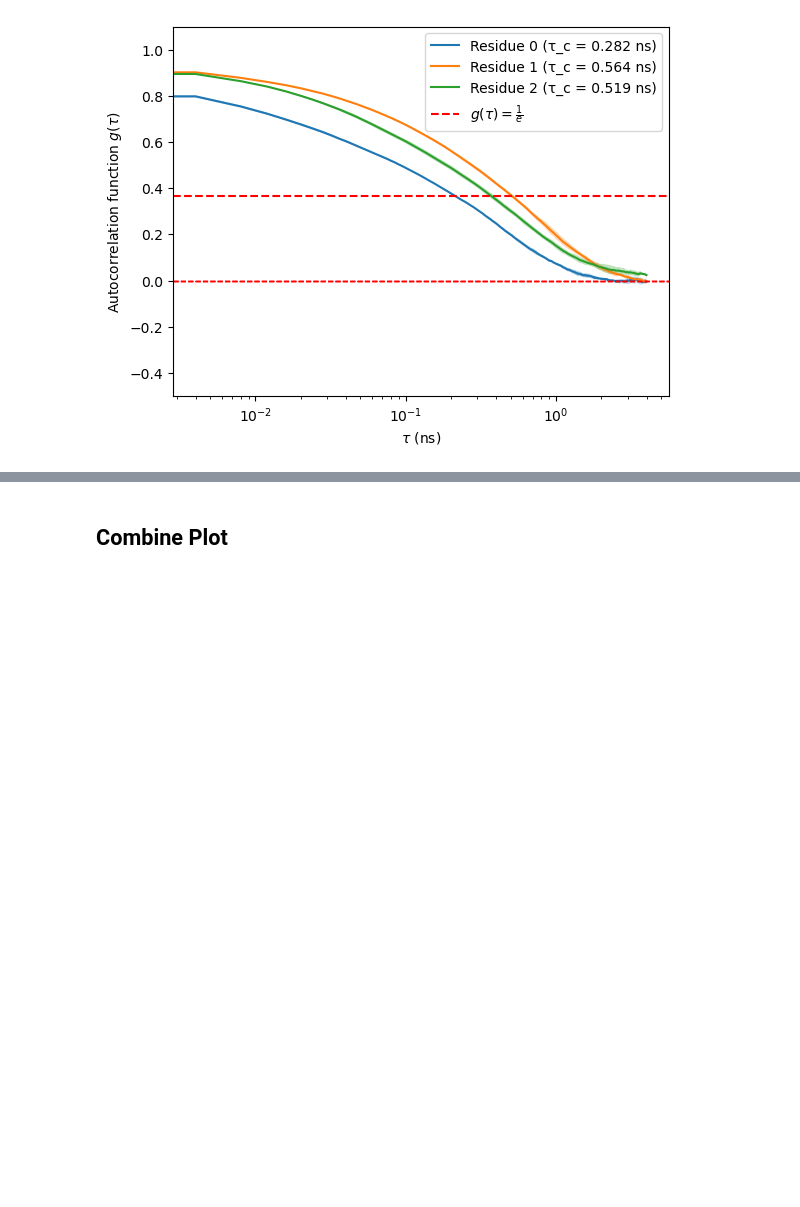
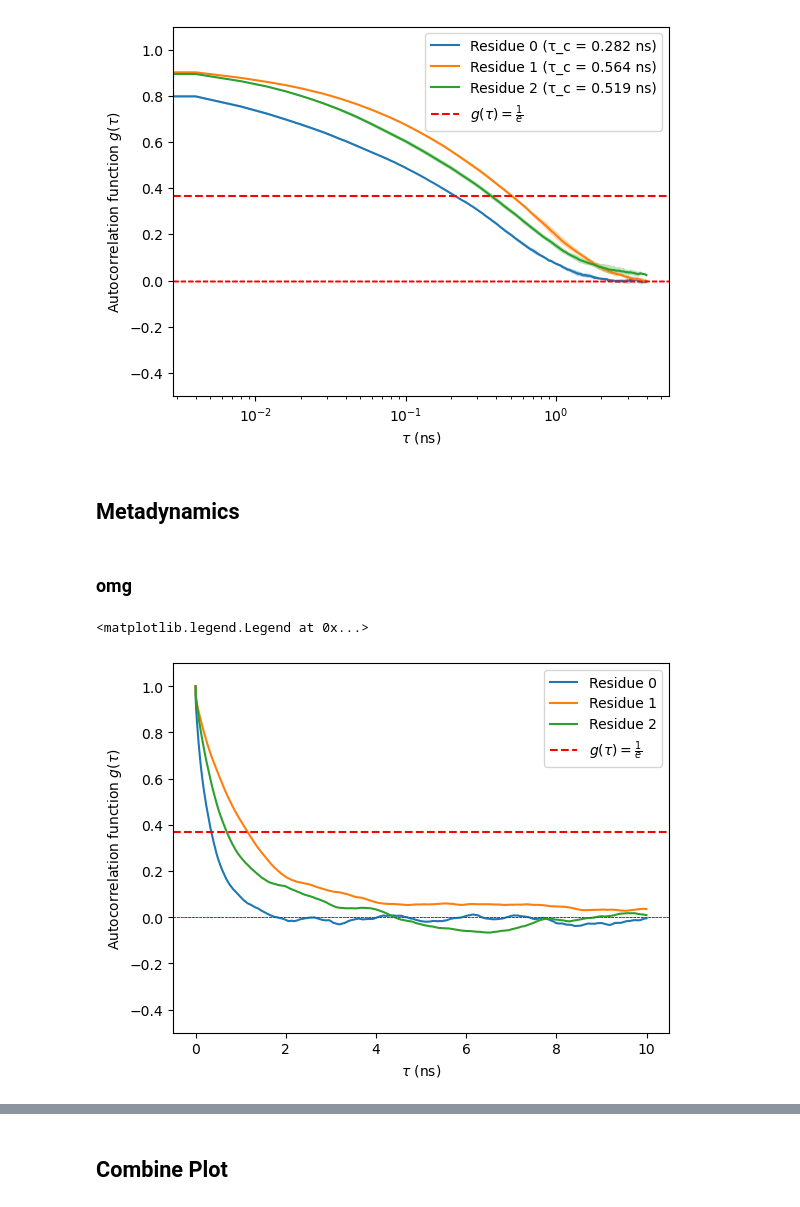
Before and after one commit to starwingc/peptoid_ESM, a Jupyter notebook: Analysis/autocorrelation_all.ipynb, the cells around one changed output, grey strips where cells are left out. Drawn from its saved outputs; the diff is of its cells as text; code cells hidden in the pictures; blank space fills up the shorter version.

```diff
--- a/Analysis/autocorrelation_all.ipynb
+++ b/Analysis/autocorrelation_all.ipynb
@@ -344,3 +344,5 @@ plt.legend(loc='best')
 # %% [output]
 <matplotlib.legend.Legend at 0x...>
 [figure]
+# %% [markdown]
+## Metadynamics
@@ -346,0 +351,35 @@ plt.legend(loc='best')
+# %% [markdown]
+### omg
+# %%
+methods_path = f"{metadynamics_path}/autocoorel_data_omg"
+
+# To load it back later
+meta_omg_results = Data.load(f"{methods_path}/autocoorelation_res.pkl").array_list
+# %%
+residues = [0, 1, 2]
+nreplicas = 6
+Nmax = 25000  # Maximum number of steps to display in plots
+dt_in_ns = 0.0004  # 1 ps per step (converted to ns) YES????
+tau_c_values = []
+
+plt.figure()
+
+for res in residues:
+
+    g = meta_omg_results[res]
+    tau_c = np.sum(g[0:Nmax])
+    tau_c_values.append(tau_c * dt_in_ns)
+
+    plt.plot(np.arange(Nmax) * dt_in_ns, g[:Nmax], label=f'Residue {res}')
+    plt.axhline(0, color='r', linestyle='--', linewidth=0.5)  # Horizontal zero line
+
+# Add a red vertical line at 1/e
+tau_1e = 1 / np.e  # Compute 1/e
+plt.axhline(y=tau_1e, color='r', linestyle='--', label=r'$g(\tau) = \frac{1}{e}$')
+plt.ylim(-0.5,1.1)
+plt.xlabel(r'$\tau$ (ns)')
+plt.ylabel(r'Autocorrelation function $g(\tau)$')
+plt.legend(loc='best')
+# %% [output]
+<matplotlib.legend.Legend at 0x...>
+[figure, added]
```
Also changed, not shown: parts of 28 cells of this notebook.
